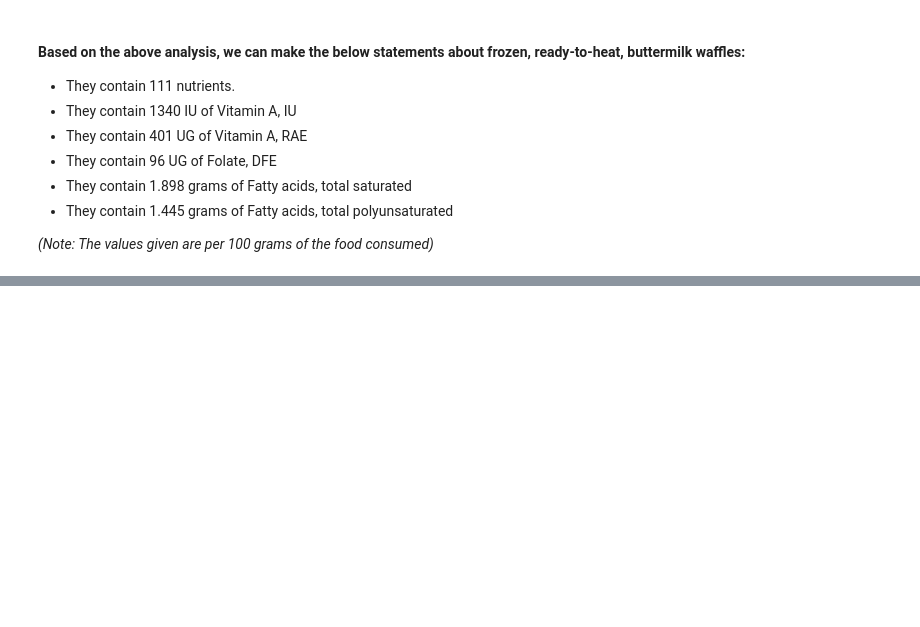
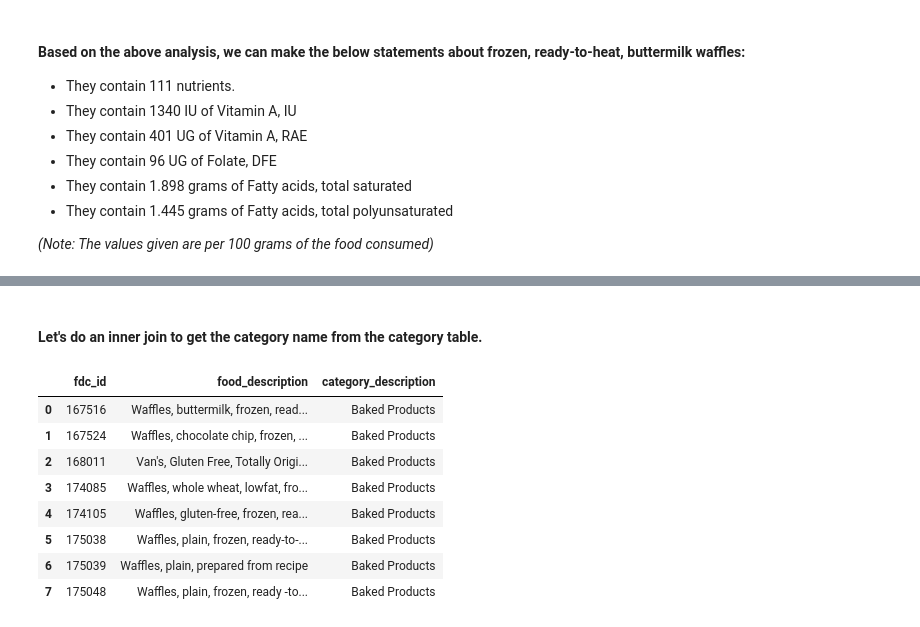
Before and after one commit to ariesunique/furry-waffle, a Jupyter notebook: FoodDataCentral.ipynb, the cells around one changed output, grey strips where cells are left out. Cells and saved outputs as stored; diff of their text form; code cells hidden in the pictures; blank space fills up the shorter version.

```diff
--- a/FoodDataCentral.ipynb
+++ b/FoodDataCentral.ipynb
@@ -210,0 +230,17 @@ nutrient[nutrient.id.isin( [1258, 1104, 1106, 1293, 1190]  )]
+# %% [markdown]
+#### Let's do an inner join to get the category name from the category table.
+# %%
+waffles_merged_category = pd.merge(left=waffles_data,right=food_category, left_on='food_category_id', right_on='id')
+waffles_merged_category[['fdc_id', 'description_x', 'description_y']]
+waffles_merged_category.rename(columns={'description_x':'food_description','description_y':'category_description'}, inplace=True)
+waffles_merged_category[['fdc_id', 'food_description', 'category_description']]
+# %% [output]
+|  | fdc_id | food_description | category_description |
+| 0 | 167516 | Waffles, buttermilk, frozen, read... | Baked Products |
+| 1 | 167524 | Waffles, chocolate chip, frozen, ... | Baked Products |
+| 2 | 168011 | Van's, Gluten Free, Totally Origi... | Baked Products |
+| 3 | 174085 | Waffles, whole wheat, lowfat, fro... | Baked Products |
+| 4 | 174105 | Waffles, gluten-free, frozen, rea... | Baked Products |
+| 5 | 175038 | Waffles, plain, frozen, ready-to-... | Baked Products |
+| 6 | 175039 | Waffles, plain, prepared from recipe | Baked Products |
+| 7 | 175048 | Waffles, plain, frozen, ready -to... | Baked Products |
```
Also changed, not shown: parts of 7 cells of this notebook.
